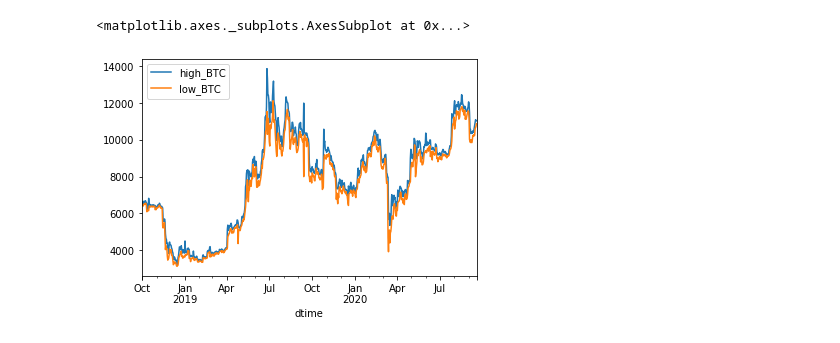
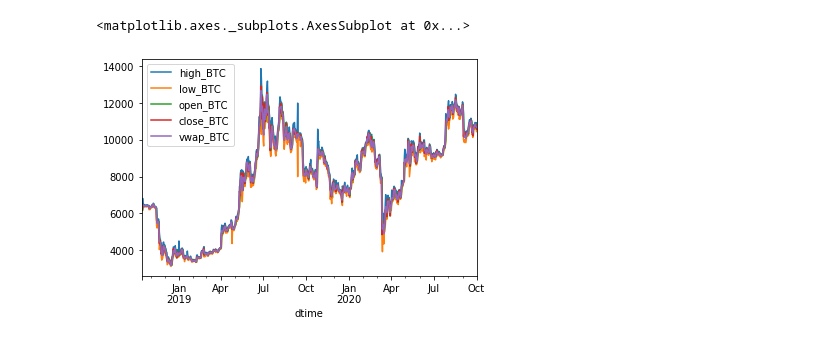
Before and after one commit to hank-butler/Third-Capstone, a Jupyter notebook: Third_Capstone_Data_Wrangling.ipynb, the cells around one changed output. Cells and saved outputs as stored; diff of their text form; code cells hidden in the pictures.

Commit message:
Resolved issue with VWAP data

```diff
--- a/Third_Capstone_Data_Wrangling.ipynb
+++ b/Third_Capstone_Data_Wrangling.ipynb
@@ -70,5 +72,5 @@ btc.head()
 # %%
-btc.plot(y=['high_BTC', 'low_BTC'])
+btc.plot(y=['high_BTC', 'low_BTC', 'open_BTC', 'close_BTC', 'vwap_BTC'])
 # %% [output]
 <matplotlib.axes._subplots.AxesSubplot at 0x...>
-[figure, old version]
+[figure, new version]
```
Also changed, not shown: parts of 20 cells of this notebook.
